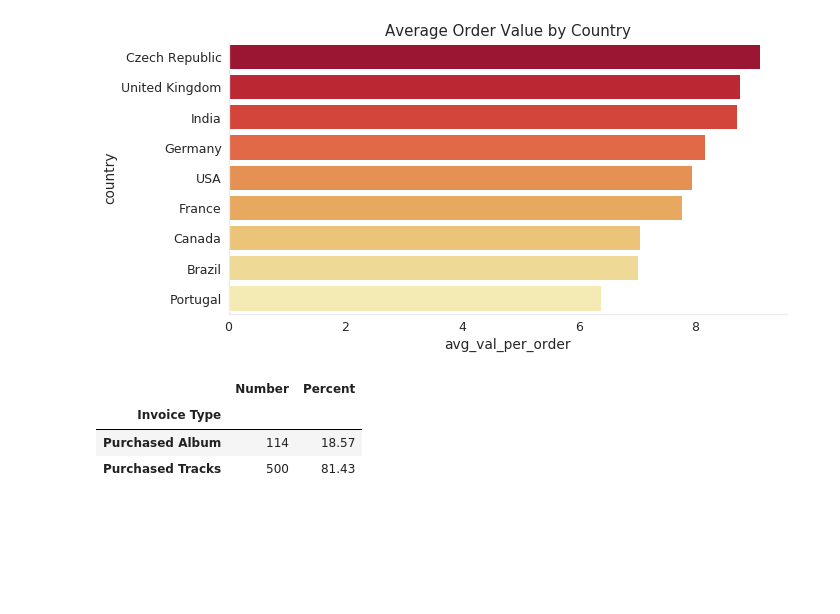
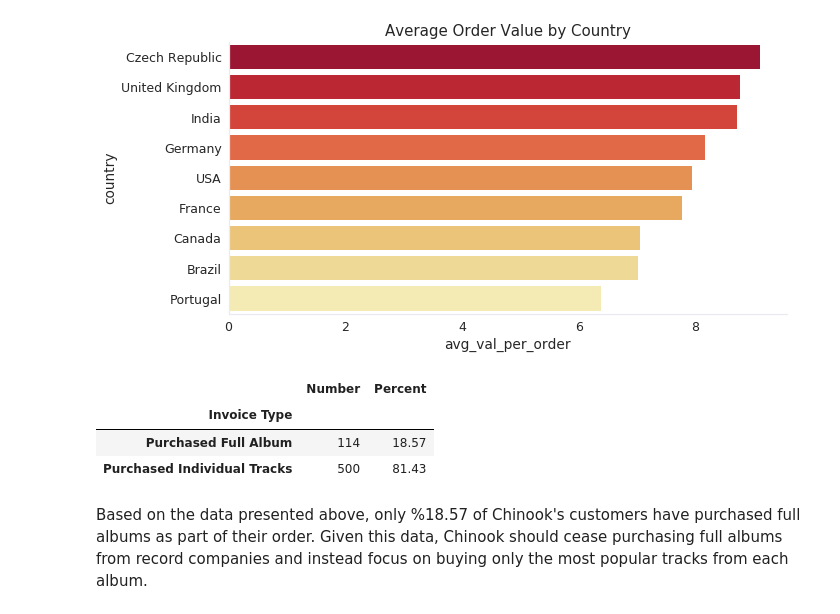
Before and after one commit to Adam-Klaum/dq_chinook, a Jupyter notebook: Basics.ipynb, the cells around one changed output. Drawn from its saved outputs; the diff is of its cells as text; code cells hidden in the pictures; blank space fills up the shorter version.

Commit message:
Added finall commentary on purchasing albums vs. tracks

```diff
--- a/Basics.ipynb
+++ b/Basics.ipynb
@@ -352,17 +352,19 @@ invoices = run_query(q)
 # %%
 total_invoices = invoices.shape[0]
 non_album_count = invoices['missing_tracks'].sum()
 album_count = total_invoices - non_album_invoices
 non_album_pct = np.round(non_album_count/total_invoices * 100, 2)
 album_pct = np.round(album_count/total_invoices * 100, 2)
 
-invoice_results = pd.DataFrame({'Invoice Type': ['Purchased Album', 'Purchased Tracks'],
+invoice_results = pd.DataFrame({'Invoice Type': ['Purchased Full Album', 'Purchased Individual Tracks'],
                                 'Number': [album_count, non_album_count],
                                'Percent': [album_pct, non_album_pct]})
 
 invoice_results.set_index('Invoice Type')
 # %% [output]
 |  | Number | Percent |
 | Invoice Type |  |  |
-| Purchased Album | 114 | 18.57 |
-| Purchased Tracks | 500 | 81.43 |
+| Purchased Full Album | 114 | 18.57 |
+| Purchased Individual Tracks | 500 | 81.43 |
+# %% [markdown]
+Based on the data presented above, only %18.57 of Chinook's customers have purchased full albums as part of their order.  Given this data, Chinook should cease purchasing full albums from record companies and instead focus on buying only the most popular tracks from each album.
```
